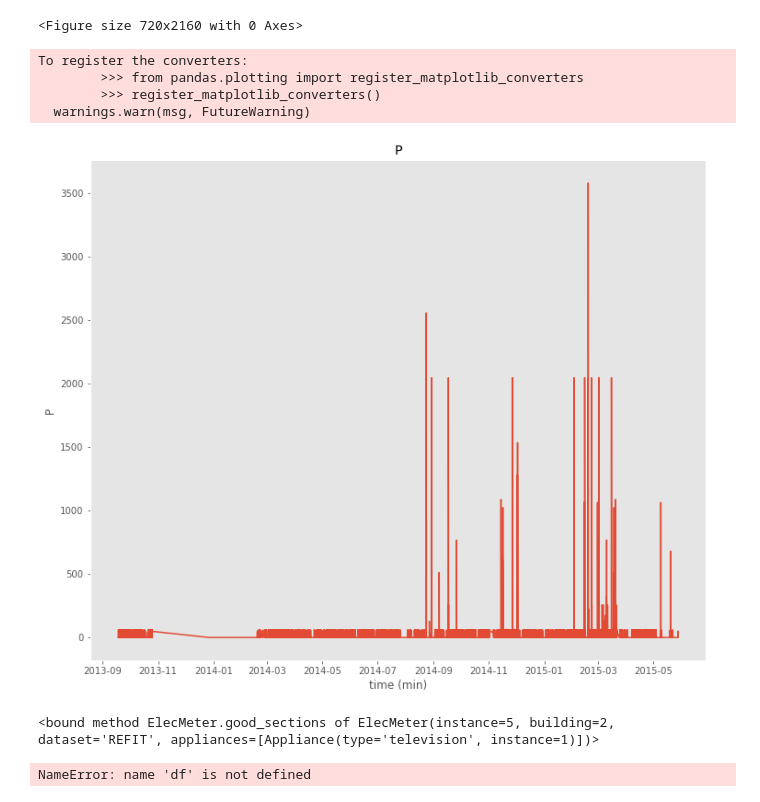
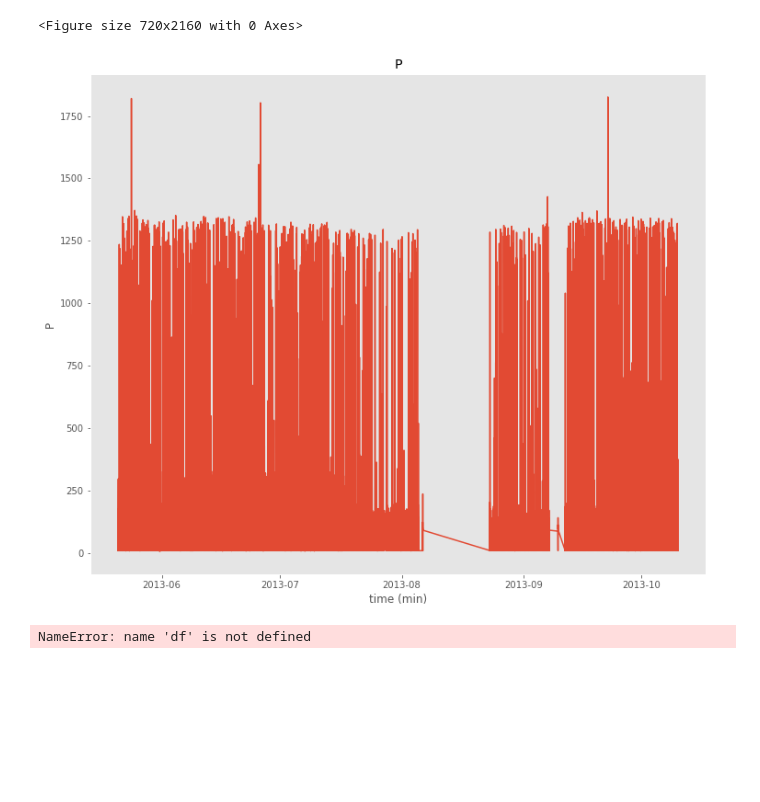
Before and after one commit to jenkoj/ts2img, a Jupyter notebook: generate_dataset.ipynb, the cells around one changed output. Drawn from its saved outputs; the diff is of its cells as text; code cells hidden in the pictures; blank space fills up the shorter version.

Commit message:
updated appliances list

```diff
--- a/generate_dataset.ipynb
+++ b/generate_dataset.ipynb
@@ -23,7 +23,7 @@ plt.style.use('ggplot')
 rcParams['figure.figsize'] = (12, 10)
 plt.figure(figsize=(10,30))
 
-dataset = DataSet('refit.h5')
+dataset = DataSet('ukdale.h5')
 #dataset.set_window(start='2011-1-17T1800',end='2011-9-18T1900')
 #dataset.set_window(start='2012-9-17T1800',end='2012-11-18T1900')
 
@@ -36,26 +36,18 @@ dataset = DataSet('refit.h5')
 <Figure size 720x2160 with 0 Axes>
 # %%
 elec = dataset.buildings[2].elec
-appl = elec['television']
+appl = elec['fridge']
 
 appl.available_columns()
 df = next(appl.load(physical_quantity='power'))
  #df = df.power.active #for iawe
 fig, ax = plt.subplots()
 ax.plot(df.fillna(0))
 
 
 ax.set(xlabel='time (min)', ylabel='P', title='P')
 ax.grid()
 
 #df.power.active[1900:1950]
 # %% [output]
-To register the converters:
-        >>> from pandas.plotting import register_matplotlib_converters
-        >>> register_matplotlib_converters()
-  warnings.warn(msg, FutureWarning)
-[figure, old version]
+[figure, new version]
-# %%
-appl.good_sections()
-# %% [output]
-<bound method ElecMeter.good_sections of ElecMeter(instance=5, building=2, dataset='REFIT', appliances=[Appliance(type='television', instance=1)])>
```
Also changed, not shown: parts of 2 cells of this notebook.
